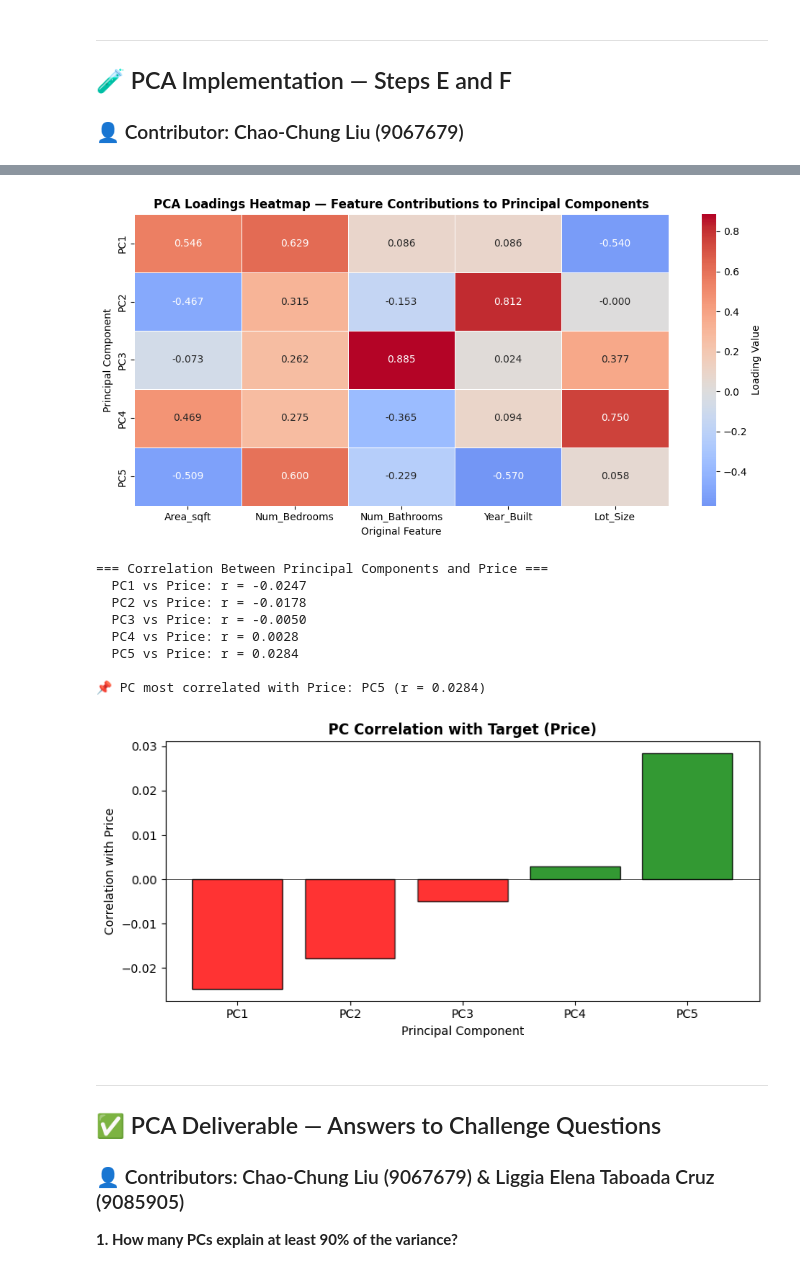
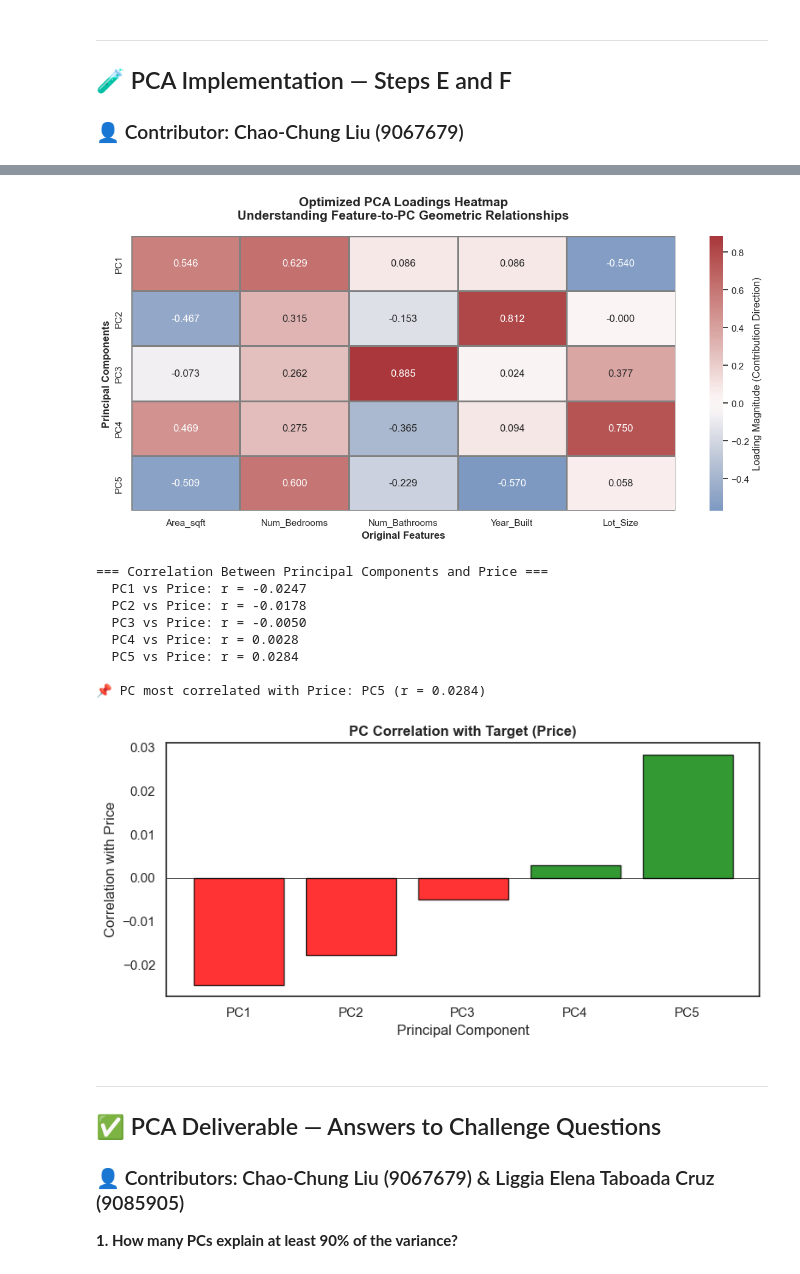
Before and after one commit to chooksemmanuel/Lab5---Min-Max-Normalization, a Jupyter notebook: MinMax_Normalization_Workshop.ipynb, the cells around one changed output, grey strips where cells are left out. Drawn from its saved outputs; the diff is of its cells as text; code cells hidden in the pictures.

```diff
--- a/MinMax_Normalization_Workshop.ipynb
+++ b/MinMax_Normalization_Workshop.ipynb
@@ -508,17 +521,31 @@ PC5    -0.5091        0.6004        -0.2293     -0.5696    0.0579
 # %%
-# Visualize loadings as a heatmap
+# Visualize loadings as an optimized heatmap
 import seaborn as sns
+import matplotlib.pyplot as plt
 
-fig, ax = plt.subplots(figsize=(10, 5))
-sns.heatmap(loadings, annot=True, fmt='.3f', cmap='coolwarm', center=0,
-            linewidths=0.5, ax=ax, cbar_kws={'label': 'Loading Value'})
-ax.set_title('PCA Loadings Heatmap — Feature Contributions to Principal Components', fontweight='bold')
-ax.set_ylabel('Principal Component')
-ax.set_xlabel('Original Feature')
+sns.set_theme(style="white")
+fig, ax = plt.subplots(figsize=(12, 6))
+
+sns.heatmap(loadings,
+            annot=True,
+            fmt='.3f',
+            cmap='vlag',
+            center=0,
+            linewidths=1,
+            linecolor='gray',
+            ax=ax,
+            cbar_kws={'label': 'Loading Magnitude (Contribution Direction)'})
+
+ax.set_title('Optimized PCA Loadings Heatmap\nUnderstanding Feature-to-PC Geometric Relationships',
+             fontsize=15, fontweight='bold', pad=20)
+ax.set_ylabel('Principal Components', fontsize=12, fontweight='bold')
+ax.set_xlabel('Original Features', fontsize=12, fontweight='bold')
+
+plt.xticks(rotation=0)
 plt.tight_layout()
 plt.show()
 # %% [output]
-[figure, old version]
+[figure, new version]
 # %%
 # ---- Step F: Relate PCs to the target (correlation with Price) ----
 
@@ -554,7 +581,7 @@ plt.show()
   PC5 vs Price: r = 0.0284
 
 📌 PC most correlated with Price: PC5 (r = 0.0284)
-[figure, old version]
+[figure, new version]
 # %% [markdown]
 ---
 ## ✅ PCA Deliverable — Answers to Challenge Questions
```
Also changed, not shown: parts of 6 cells of this notebook, 2 other files.
